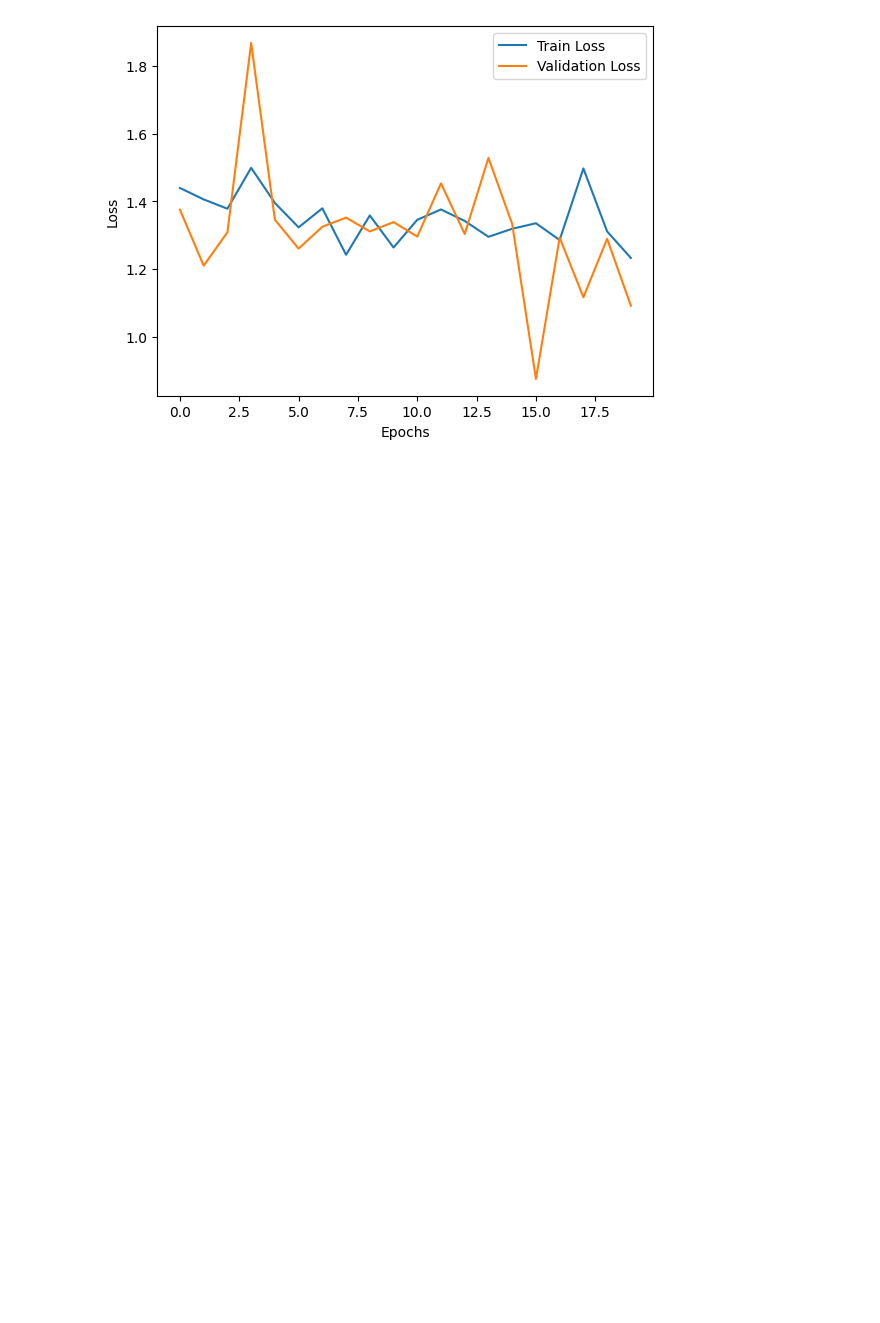
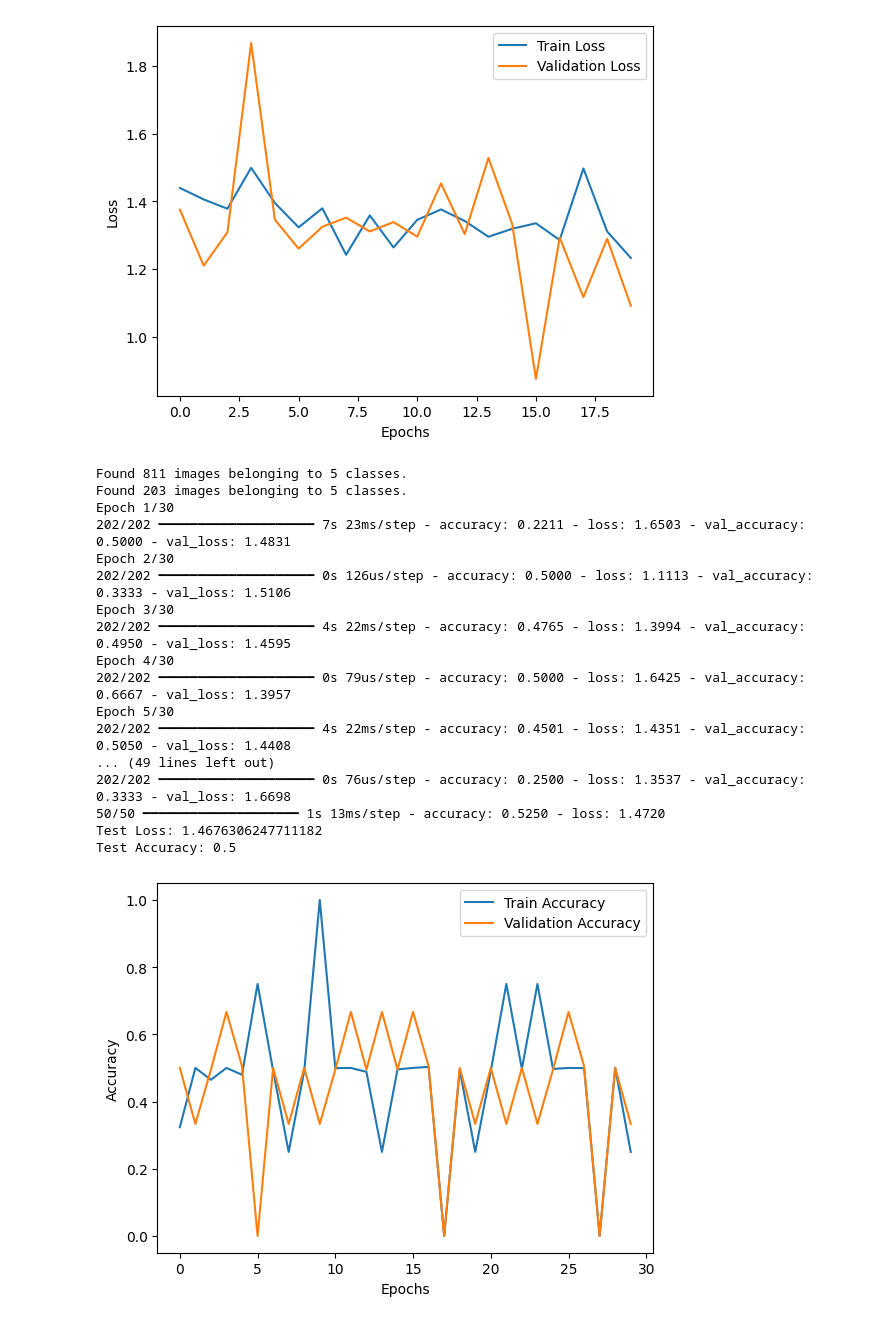
Before and after one commit to Nathaniel-Ace/computer-vision-project, a Jupyter notebook: notebooks/main.ipynb, the cells around one changed output. Drawn from its saved outputs; the diff is of its cells as text; code cells hidden in the pictures; blank space fills up the shorter version.

Commit message:
second model and data augmentation

```diff
--- a/notebooks/main.ipynb
+++ b/notebooks/main.ipynb
@@ -130,3 +114,46 @@ Test Loss: 1.2742024660110474
 Test Accuracy: 0.5104166865348816
 [figure]
 [figure]
+# %%
+importlib.reload(src.models.train)
+from src.data.data_generator import create_generators
+from src.models.cnn_model import build_cnn_model
+from src.models.train import compile_and_train, evaluate_model, plot_training_history
+
+# Verzeichnisse für Trainings- und Testbilder
+train_dir = '../data/processed/train'
+test_dir = '../data/processed/test'
+
+# Daten vorbereiten mit batch_size=64
+train_generator, test_generator = create_generators(train_dir, test_dir, batch_size=4)
+
+# CNN-Modell erstellen
+model = build_cnn_model(input_shape=(64, 64, 3), num_classes=train_generator.num_classes)
+
+# Modell trainieren
+history = compile_and_train(model, train_generator, test_generator, epochs=30, learning_rate=0.00001)
+
+# Modell evaluieren
+evaluate_model(model, test_generator)
+
+# Trainingsergebnisse plotten
+plot_training_history(history)
+# %% [output]
+Found 811 images belonging to 5 classes.
+Found 203 images belonging to 5 classes.
+Epoch 1/30
+202/202 ━━━━━━━━━━━━━━━━━━━━ 7s 23ms/step - accuracy: 0.2211 - loss: 1.6503 - val_accuracy: 0.5000 - val_loss: 1.4831
+Epoch 2/30
+202/202 ━━━━━━━━━━━━━━━━━━━━ 0s 126us/step - accuracy: 0.5000 - loss: 1.1113 - val_accuracy: 0.3333 - val_loss: 1.5106
+Epoch 3/30
+202/202 ━━━━━━━━━━━━━━━━━━━━ 4s 22ms/step - accuracy: 0.4765 - loss: 1.3994 - val_accuracy: 0.4950 - val_loss: 1.4595
+Epoch 4/30
+202/202 ━━━━━━━━━━━━━━━━━━━━ 0s 79us/step - accuracy: 0.5000 - loss: 1.6425 - val_accuracy: 0.6667 - val_loss: 1.3957
+Epoch 5/30
+202/202 ━━━━━━━━━━━━━━━━━━━━ 4s 22ms/step - accuracy: 0.4501 - loss: 1.4351 - val_accuracy: 0.5050 - val_loss: 1.4408
+... (49 lines left out)
+202/202 ━━━━━━━━━━━━━━━━━━━━ 0s 76us/step - accuracy: 0.2500 - loss: 1.3537 - val_accuracy: 0.3333 - val_loss: 1.6698
+50/50 ━━━━━━━━━━━━━━━━━━━━ 1s 13ms/step - accuracy: 0.5250 - loss: 1.4720
+Test Loss: 1.4676306247711182
+Test Accuracy: 0.5
+[figure, added]
```
Also changed, not shown: parts of 5 cells of this notebook, 2 other files.
